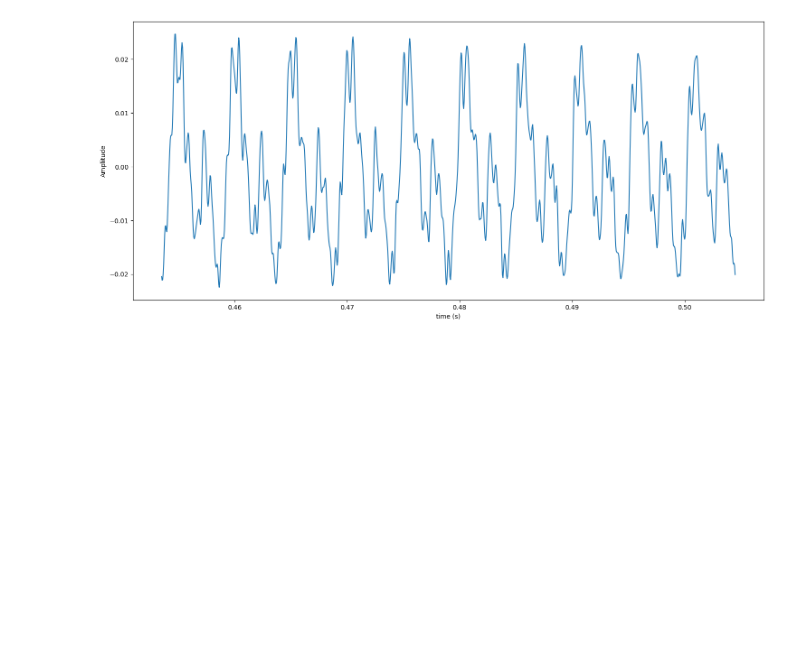
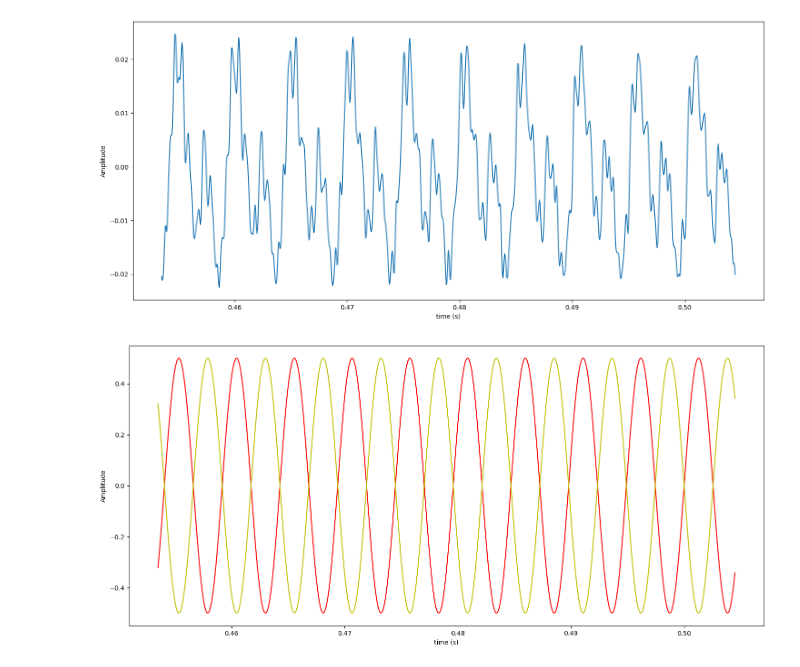
Before and after one commit to aliramsy/Music-Signal-Processing, a Jupyter notebook: Fourier_Transform_Introduction.ipynb, the cells around one changed output. Saved outputs shown, nothing was run; the diff lists cells and outputs as text; code cells hidden in the pictures; blank space fills up the shorter version.

```diff
--- a/Fourier_Transform_Introduction.ipynb
+++ b/Fourier_Transform_Introduction.ipynb
@@ -61,3 +63,23 @@ plt.ylabel('Amplitude')
 plt.show()
 # %% [output]
 [figure]
+# %%
+# plotting sinusoide of 196Hz
+f = 196
+phase = 0
+phase1 = .5
+phase2 = .75
+
+sin = 0.5*np.sin(2*np.pi * (f*t - phase))
+sin1 = 0.5*np.sin(2*np.pi * (f*t - phase1))
+#sin2 = 0.5*np.sin(2*np.pi * (f*t - phase2))
+
+plt.figure(figsize=(18, 8))
+plt.plot(t[10000:11125], sin[10000:11125], 'r')
+plt.plot(t[10000:11125], sin1[10000:11125], 'y')
+#plt.plot(t[10000:11125], sin2[10000:11125], 'b')
+plt.xlabel('time (s)')
+plt.ylabel('Amplitude')
+plt.show()
+# %% [output]
+[figure, added]
```
Also changed, not shown: parts of 7 cells of this notebook, 2 other files.
